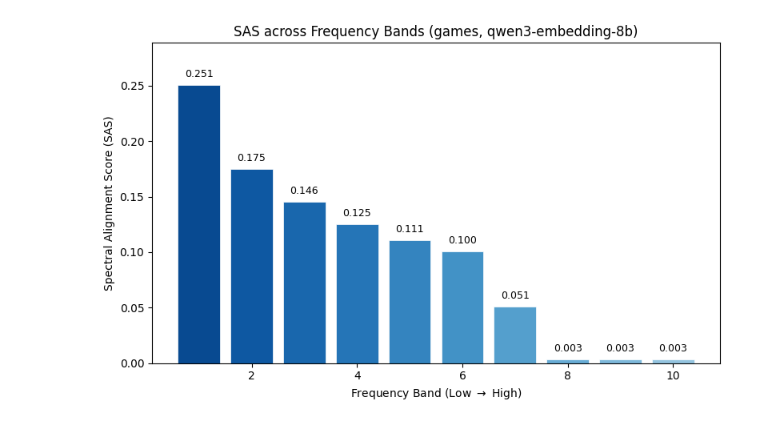
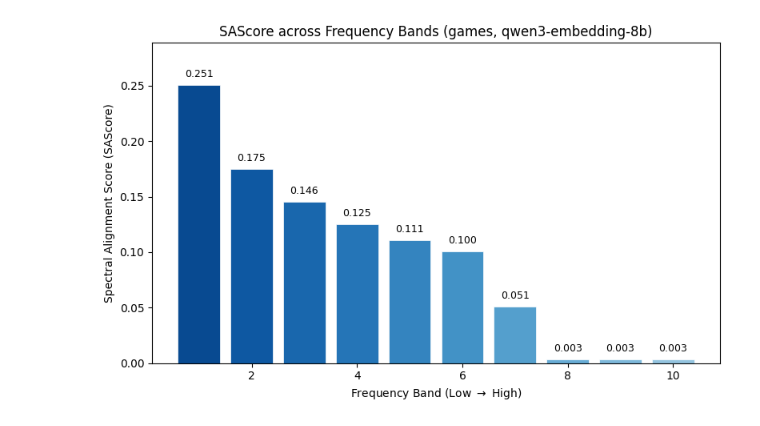
Before and after one commit to ixilebone/UniSpecRec, a Jupyter notebook: goodscripts/Spectral_Alignment_Score.ipynb, the cells around one changed output. Cells and saved outputs as stored; diff of their text form; code cells hidden in the pictures.

```diff
--- a/goodscripts/Spectral_Alignment_Score.ipynb
+++ b/goodscripts/Spectral_Alignment_Score.ipynb
@@ -65,19 +75,19 @@ KeyboardInterrupt:
 # %%
 # 单数据集SAS柱状图
 fig, ax = plt.subplots(figsize=(8, 5))
 
 colors = [plt.cm.Blues(0.9 - 0.5 * i / (B - 1)) for i in range(B)]
 bars = ax.bar(range(1, B + 1), sas_values, color=colors, edgecolor='white', linewidth=0.5)
 
 for bar, sas in zip(bars, sas_values):
     ax.text(bar.get_x() + bar.get_width() / 2, bar.get_height() + 0.005,
             f'{sas:.3f}', ha='center', va='bottom', fontsize=9)
 
 ax.set_xlabel('Frequency Band (Low $\\rightarrow$ High)')
-ax.set_ylabel('Spectral Alignment Score (SAS)')
-ax.set_title('SAS across Frequency Bands (games, qwen3-embedding-8b)')
+ax.set_ylabel('Spectral Alignment Score (SAScore)')
+ax.set_title('SAScore across Frequency Bands (games, qwen3-embedding-8b)')
 ax.set_ylim(0, max(sas_values) * 1.15)
 plt.tight_layout()
 plt.show()
 # %% [output]
-[figure, old version]
+[figure, new version]
```
Also changed, not shown: parts of 1 cell of this notebook.
